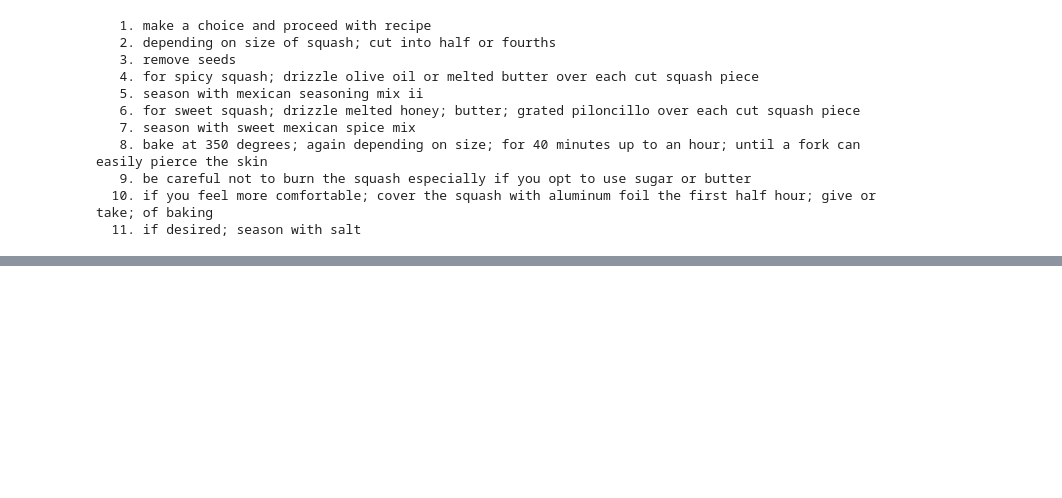
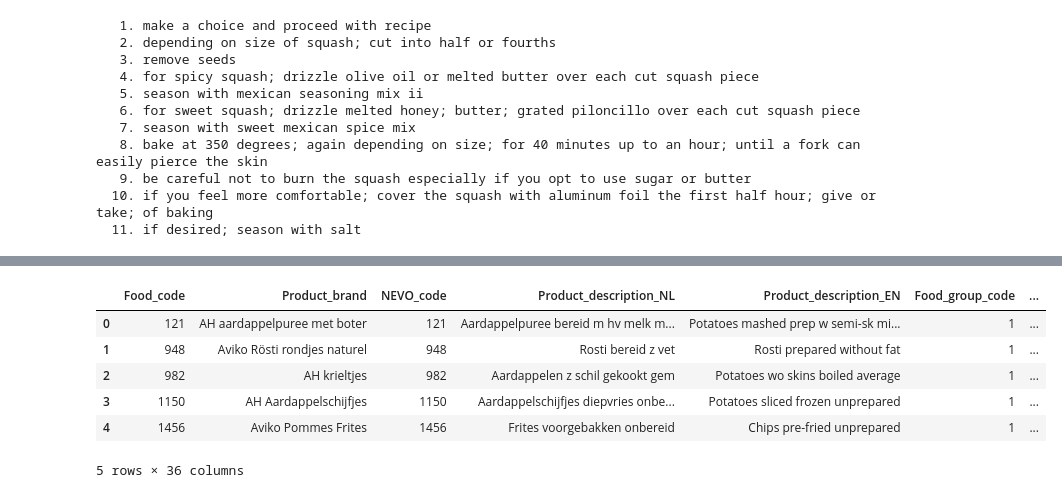
Before and after one commit to Tremirre/EaT-PIM-Revised, a Jupyter notebook: report.ipynb, the cells around one changed output, grey strips where cells are left out. Cells and saved outputs as stored; diff of their text form; code cells hidden in the pictures; blank space fills up the shorter version.

```diff
--- a/report.ipynb
+++ b/report.ipynb
@@ -181,0 +183,11 @@ for i, step in enumerate(steps[0]):
+# %%
+ingredient_df = pd.read_csv('data/ingredients_taste/Dutch_Foods.csv').fillna(0)
+ingredient_df.head()
+# %% [output]
+|  | Food_code | Product_brand | NEVO_code | Product_description_NL | Product_description_EN | Food_group_code | ... |
+| 0 | 121 | AH aardappelpuree met boter | 121 | Aardappelpuree bereid m hv melk m... | Potatoes mashed prep w semi-sk mi... | 1 | ... |
+| 1 | 948 | Aviko Rösti rondjes naturel | 948 | Rosti bereid z vet | Rosti prepared without fat | 1 | ... |
+| 2 | 982 | AH krieltjes | 982 | Aardappelen z schil gekookt gem | Potatoes wo skins boiled average | 1 | ... |
+| 3 | 1150 | AH Aardappelschijfjes | 1150 | Aardappelschijfjes diepvries onbe... | Potatoes sliced frozen unprepared | 1 | ... |
+| 4 | 1456 | Aviko Pommes Frites | 1456 | Frites voorgebakken onbereid | Chips pre-fried unprepared | 1 | ... |
+5 rows × 36 columns
```
Also changed, not shown: parts of 11 cells of this notebook.
